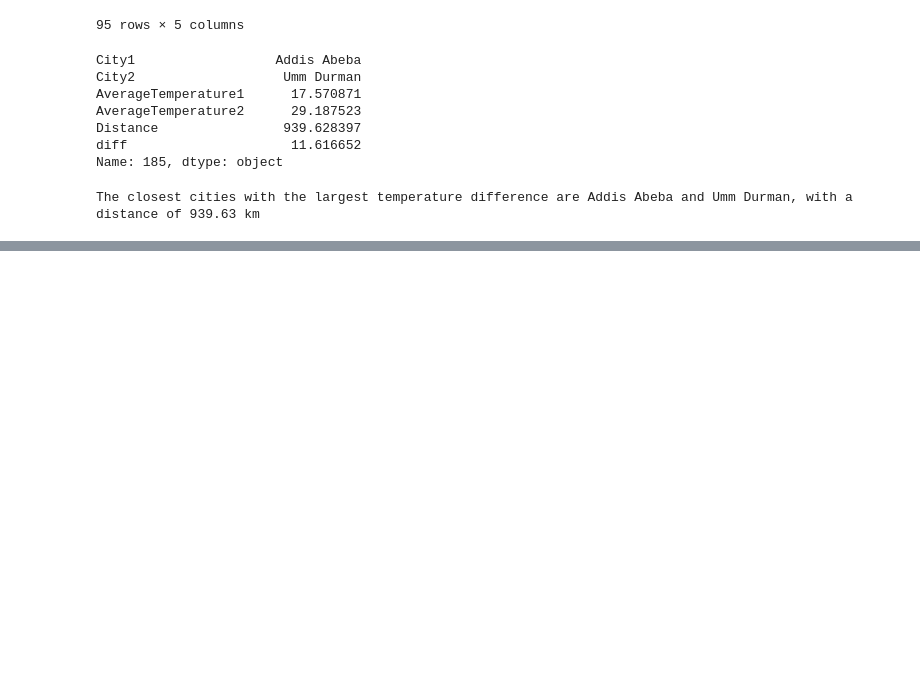
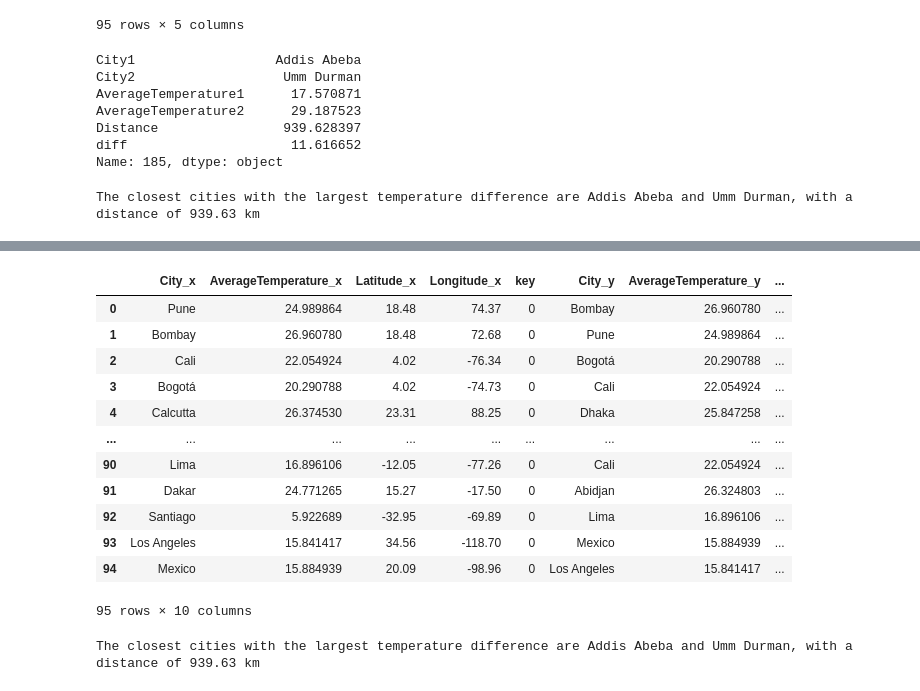
Before and after one commit to Shakirov-ER/spbu_project, a Jupyter notebook: Task_3.ipynb, the cells around one changed output, grey strips where cells are left out. Saved outputs shown, nothing was run; the diff lists cells and outputs as text; code cells hidden in the pictures; blank space fills up the shorter version.

```diff
--- a/Task_3.ipynb
+++ b/Task_3.ipynb
@@ -586,0 +641,21 @@ The closest cities with the largest temperature difference are Addis Abeba and U
+# %%
+# Sort all distance and drop repeating values
+# So we will get the nearest neighbors for each city.
+# Of course, if for city A city B is the nearest, then for city B, city A is also the nearest
+
+new_data = new_data.sort_values("Distance")
+new_data.drop_duplicates("City_x").reset_index(drop=True)
+# %% [output]
+|  | City_x | AverageTemperature_x | Latitude_x | Longitude_x | key | City_y | AverageTemperature_y | ... |
+| 0 | Pune | 24.989864 | 18.48 | 74.37 | 0 | Bombay | 26.960780 | ... |
+| 1 | Bombay | 26.960780 | 18.48 | 72.68 | 0 | Pune | 24.989864 | ... |
+| 2 | Cali | 22.054924 | 4.02 | -76.34 | 0 | Bogotá | 20.290788 | ... |
+| 3 | Bogotá | 20.290788 | 4.02 | -74.73 | 0 | Cali | 22.054924 | ... |
+| 4 | Calcutta | 26.374530 | 23.31 | 88.25 | 0 | Dhaka | 25.847258 | ... |
+| ... | ... | ... | ... | ... | ... | ... | ... | ... |
+| 90 | Lima | 16.896106 | -12.05 | -77.26 | 0 | Cali | 22.054924 | ... |
+| 91 | Dakar | 24.771265 | 15.27 | -17.50 | 0 | Abidjan | 26.324803 | ... |
+| 92 | Santiago | 5.922689 | -32.95 | -69.89 | 0 | Lima | 16.896106 | ... |
+| 93 | Los Angeles | 15.841417 | 34.56 | -118.70 | 0 | Mexico | 15.884939 | ... |
+| 94 | Mexico | 15.884939 | 20.09 | -98.96 | 0 | Los Angeles | 15.841417 | ... |
+95 rows × 10 columns
@@ -586,0 +669,5 @@ The closest cities with the largest temperature difference are Addis Abeba and U
+# %%
+result = distances.loc[max_index]
+print(f'The closest cities with the largest temperature difference are {result.City1} and {result.City2}, with a distance of {result.Distance:.2f} km')
+# %% [output]
+The closest cities with the largest temperature difference are Addis Abeba and Umm Durman, with a distance of 939.63 km
```
Also changed, not shown: parts of 5 cells of this notebook.
